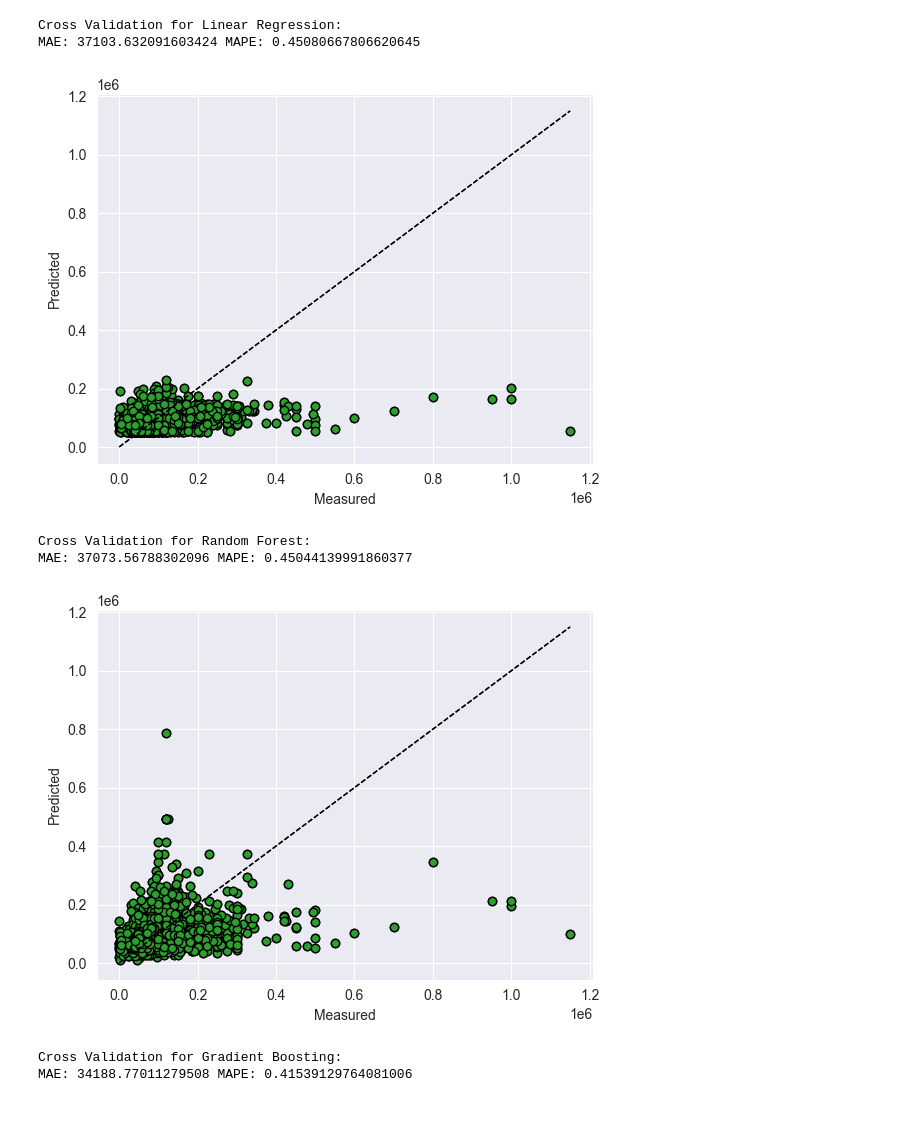
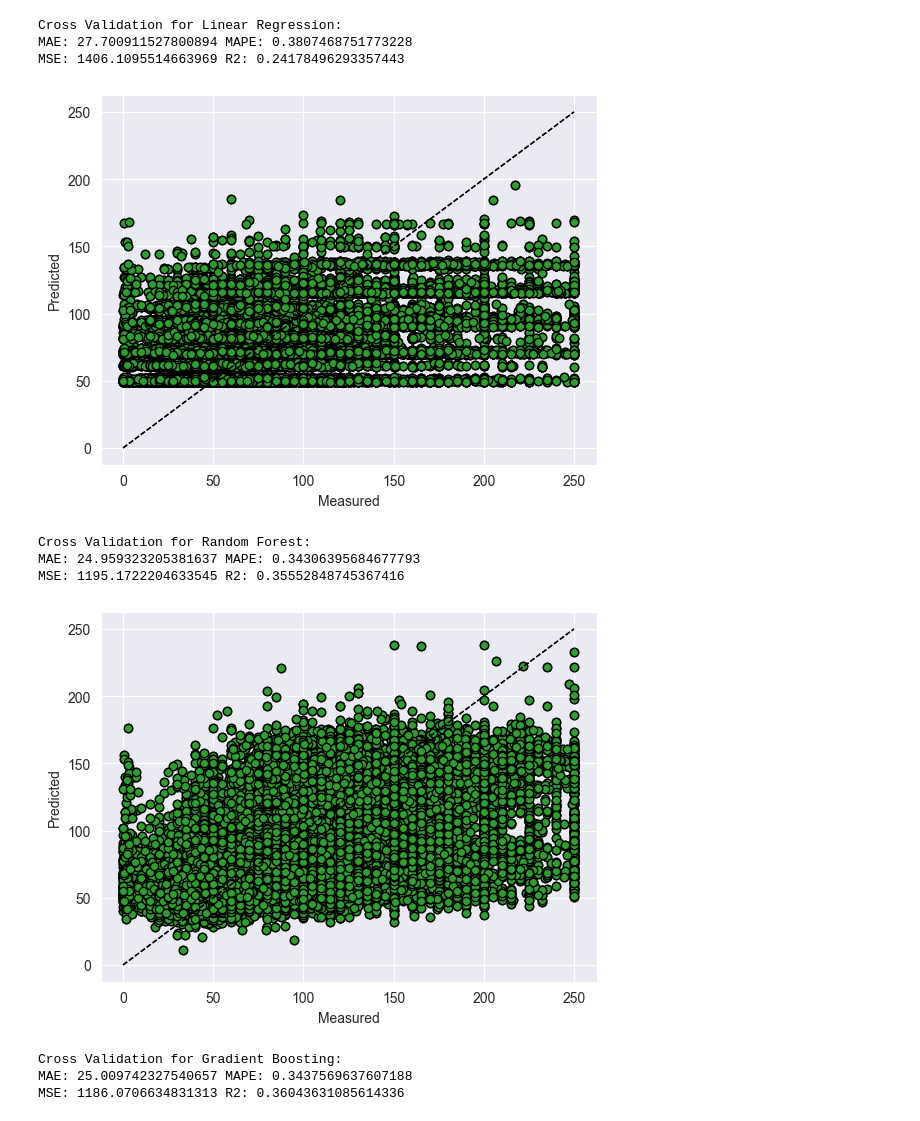
Before and after one commit to danhoh22/SalaryPrediction, a Jupyter notebook: data_learning.ipynb, the cells around one changed output. Cells and saved outputs as stored; diff of their text form; code cells hidden in the pictures.

```diff
--- a/data_learning.ipynb
+++ b/data_learning.ipynb
@@ -9,6 +9,7 @@ from sklearn.metrics import mean_absolute_error, mean_squared_error, r2_score
 
 # Предположим, что ваш датафрейм называется data_merged и содержит все необходимые признаки
 data_merged = pd.read_csv("all_vacancies_after_processing.csv")
+data_merged['Average Salary'] /= 1000
 
 # Оставляем только признаки корреляции
 correlated_features = ['Average Salary', 'Experience', 'Population', 'Schedule Encoded']
@@ -63,33 +64,38 @@ Gradient Boosting:
 # %%
 from matplotlib import pyplot as plt
 from sklearn.model_selection import cross_val_predict
 
 
 def cross_val_fig(model, X, y, splits):
     """Визуализация прогноза кросс-валидации данных"""
     predicted = cross_val_predict(model, X, y, cv=splits)
 
     error = mean_absolute_error(y, predicted)
-
+    mse = mean_squared_error(y, predicted)
+    r2 = r2_score(y, predicted)
     fig, ax = plt.subplots()
     for color in ['tab:orange', 'tab:green']:
         ax.scatter(y, predicted, edgecolors=(0, 0, 0), c=color)
         ax.plot([y.min(), y.max()], [y.min(), y.max()], 'k--', lw=1)
         ax.set_xlabel('Measured')
         ax.set_ylabel('Predicted')
 
-    print('MAE:', error, 'MAPE:', error / y.mean())
+    print('MAE:', error, 'MAPE:', error / y.mean(), '\nMSE:', mse, 'R2:', r2)
     plt.show()
 # Вызов функции для каждой модели
 for name, model in models.items():
+
     print(f"Cross Validation for {name}:")
     cross_val_fig(model, X_train, y_train, 5)
 # %% [output]
 Cross Validation for Linear Regression:
-MAE: 37103.632091603424 MAPE: 0.45080667806620645
+MAE: 27.700911527800894 MAPE: 0.3807468751773228
+MSE: 1406.1095514663969 R2: 0.24178496293357443
-[figure, old version]
+[figure, new version]
 Cross Validation for Random Forest:
-MAE: 37073.56788302096 MAPE: 0.45044139991860377
+MAE: 24.959323205381637 MAPE: 0.34306395684677793
+MSE: 1195.1722204633545 R2: 0.35552848745367416
-[figure, old version]
+[figure, new version]
 Cross Validation for Gradient Boosting:
-MAE: 34188.77011279508 MAPE: 0.41539129764081006
+MAE: 25.009742327540657 MAPE: 0.3437569637607188
+MSE: 1186.0706634831313 R2: 0.36043631085614336
```
Also changed, not shown: parts of 2 cells of this notebook, 13 other files.
